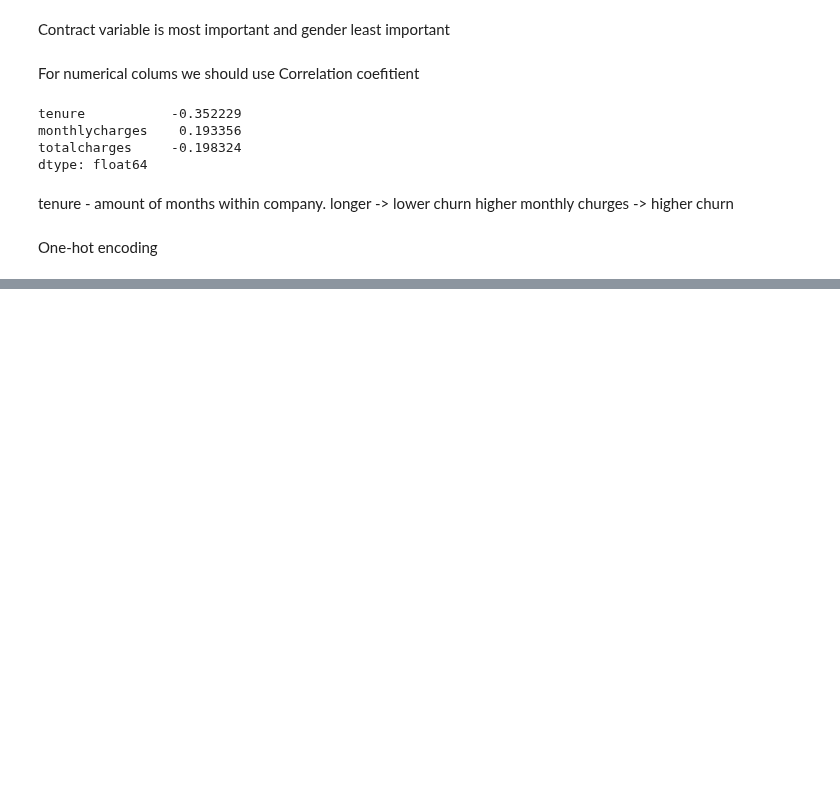
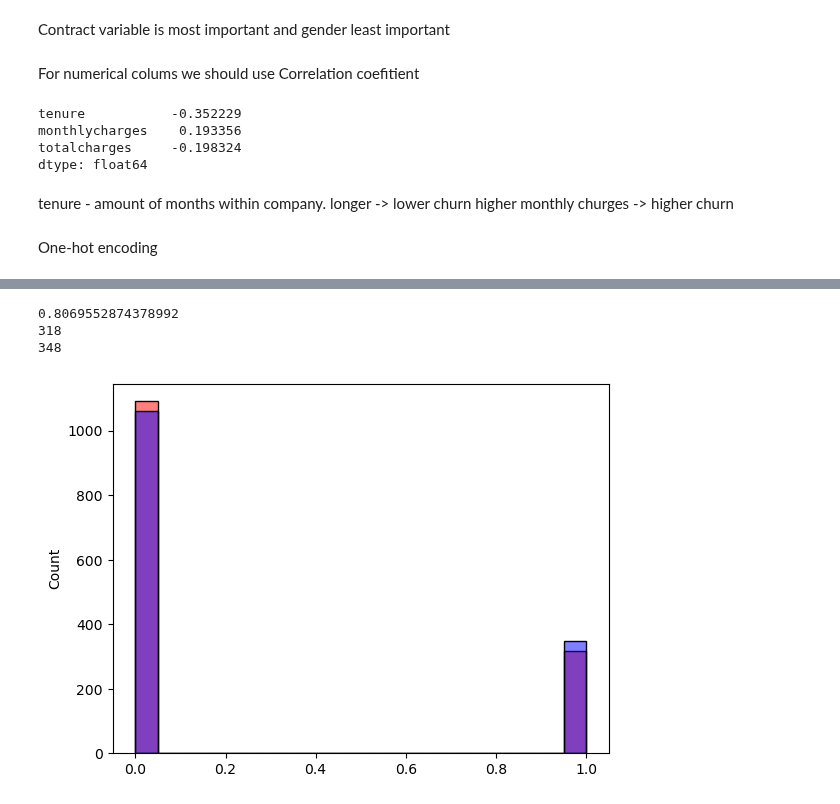
Before and after one commit to mtarcha/MachineLearning, a Jupyter notebook: Classification/churn/churn_prediction.ipynb, the cells around one changed output, grey strips where cells are left out. Drawn from its saved outputs; the diff is of its cells as text; code cells hidden in the pictures; blank space fills up the shorter version.

Commit message:
finish Logistic regression

```diff
--- a/Classification/churn/churn_prediction.ipynb
+++ b/Classification/churn/churn_prediction.ipynb
@@ -383,3 +392,36 @@ display(X_test)
 | 1407 | 0.902778 | 0.670165 | 0.655922 | 0.0 | 1.0 | 0.0 | 1.0 | ... |
 | 1408 | 0.236111 | 0.854573 | 0.201039 | 1.0 | 0.0 | 0.0 | 1.0 | ... |
 1409 rows × 39 columns
+# %%
+import matplotlib.pyplot as plt
+import seaborn as sns
+
+%matplotlib inline
+
+def plot_result(y_pred, y):
+    print(f'accuracy:'{y_pred == y).mean()}')
+    print(f'# of predicted 1:{np.sum([1 for x in y_pred if x == 1])}')
+    print(f'# of actual 1:{np.sum(y == 1)}')
+
+    sns.histplot(y_pred, color='red', alpha=0.5, bins=20)
+    pl = sns.histplot(y, color='blue', alpha=0.5, bins=20)
+# %%
+import sys
+sys.path.append('./models')
+from LogisticRegression import LogisticRegression
+
+my_model = LogisticRegression(lr=0.0001, iterations=5000)
+my_model.fit(X_train, y_train)
+
+predicted = my_model.predict(X_test)
+plot_result(predicted, y_test)
+
+df_pred = pd.DataFrame()
+df_pred['probability'] = my_model.predict_probability(X_test)
+df_pred['predicted'] = predicted
+df_pred['actual'] = y_test
+# %% [output]
+0.8069552874378992
+318
+348
+[figure, added]
```
Also changed, not shown: parts of 3 cells of this notebook, 1 other file.
